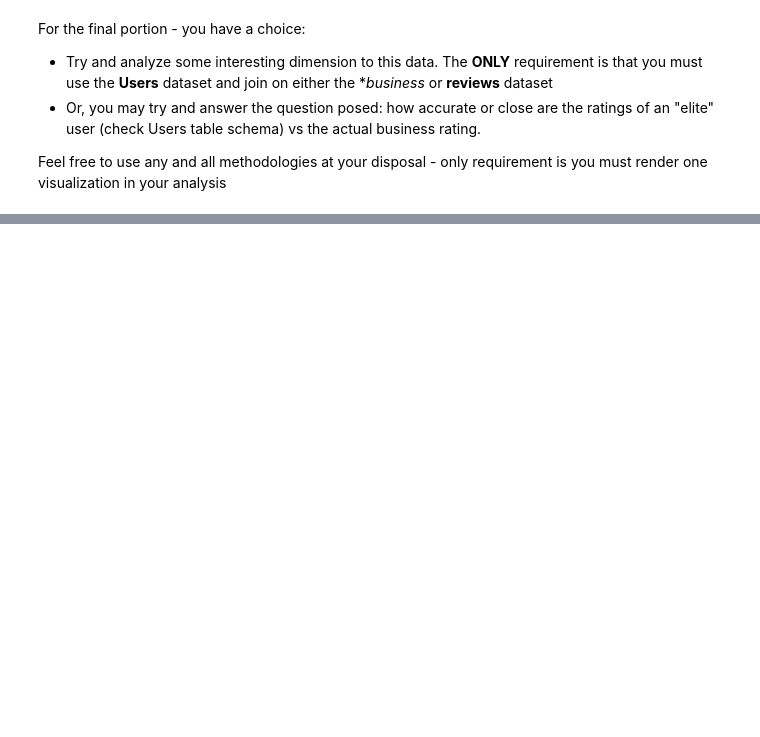
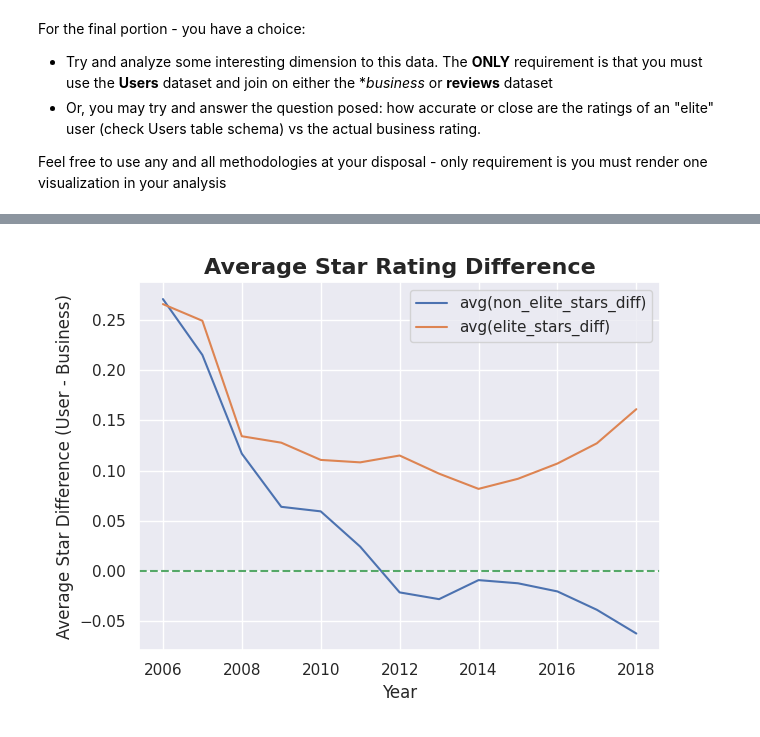
Before and after one commit to YuboC/STA9760_Yelp_Data_Analysis, a Jupyter notebook: Analysis.ipynb, the cells around one changed output, grey strips where cells are left out. Cells and saved outputs as stored; diff of their text form; code cells hidden in the pictures; blank space fills up the shorter version.

```diff
--- a/Analysis.ipynb
+++ b/Analysis.ipynb
@@ -641,0 +632,11 @@ From the chart above, we can clearly see that elites' reviews are munch more tha
+# %%
+from pyspark.sql.functions import mean
+
+non_elite_year = non_elite.withColumn('non_elite_stars_diff',
+                                      non_elite.user_stars - non_elite.bus_stars)
+
+non_elite_year = non_elite_year.groupBy('year').agg(mean('non_elite_stars_diff'))
+
+non_elite_year = non_elite_year.sort('year')
+
+non_elite_year.show()
@@ -641,0 +667,9 @@ From the chart above, we can clearly see that elites' reviews are munch more tha
+# %%
+elite_year = elite.withColumn('elite_stars_diff',
+                              elite.user_stars - elite.bus_stars)
+
+elite_year = elite_year.groupBy('year').agg(mean('elite_stars_diff'))
+
+elite_year = elite_year.sort('year')
+
+elite_year.show()
@@ -641,0 +706,4 @@ From the chart above, we can clearly see that elites' reviews are munch more tha
+# %%
+plot_data = non_elite_year.join(elite_year, on=['year'], how='inner').sort('year')
+
+plot_data.show()
@@ -641,0 +731,2 @@ From the chart above, we can clearly see that elites' reviews are munch more tha
+# %%
+plot_data_pd = plot_data.toPandas()
@@ -641,0 +735,17 @@ From the chart above, we can clearly see that elites' reviews are munch more tha
+# %%
+plt.figure()
+
+ax = plot_data_pd.set_index('year').plot()
+
+ax.axhline(ls='--', color='g')
+
+ax.set_ylabel('Average Star Difference (User - Business)')
+
+ax.set_xlabel('Year')
+
+plt.title("Average Star Rating Difference", weight='bold', size=16)
+
+plt.tight_layout()
+
+%matplot plt
+# %% [output]
@@ -641,0 +753 @@ From the chart above, we can clearly see that elites' reviews are munch more tha
+[figure, added]
```
Also changed, not shown: parts of 93 cells of this notebook.
